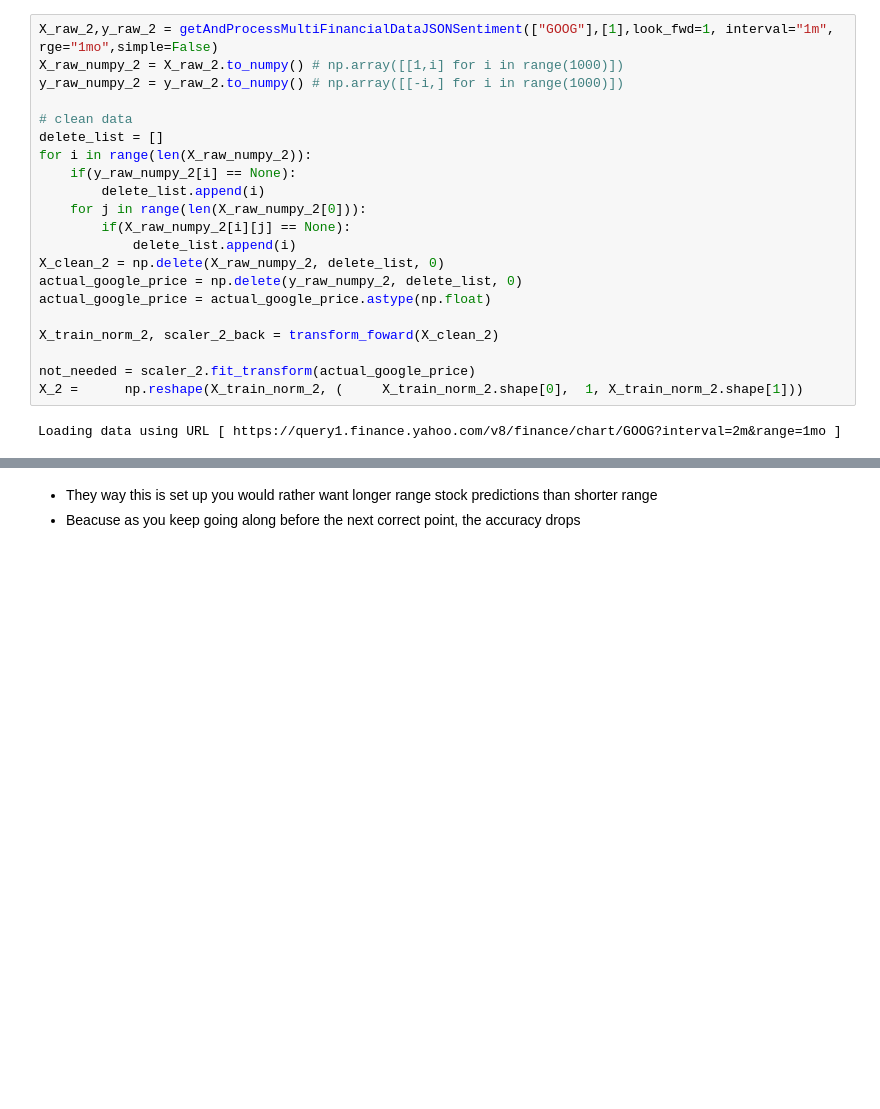
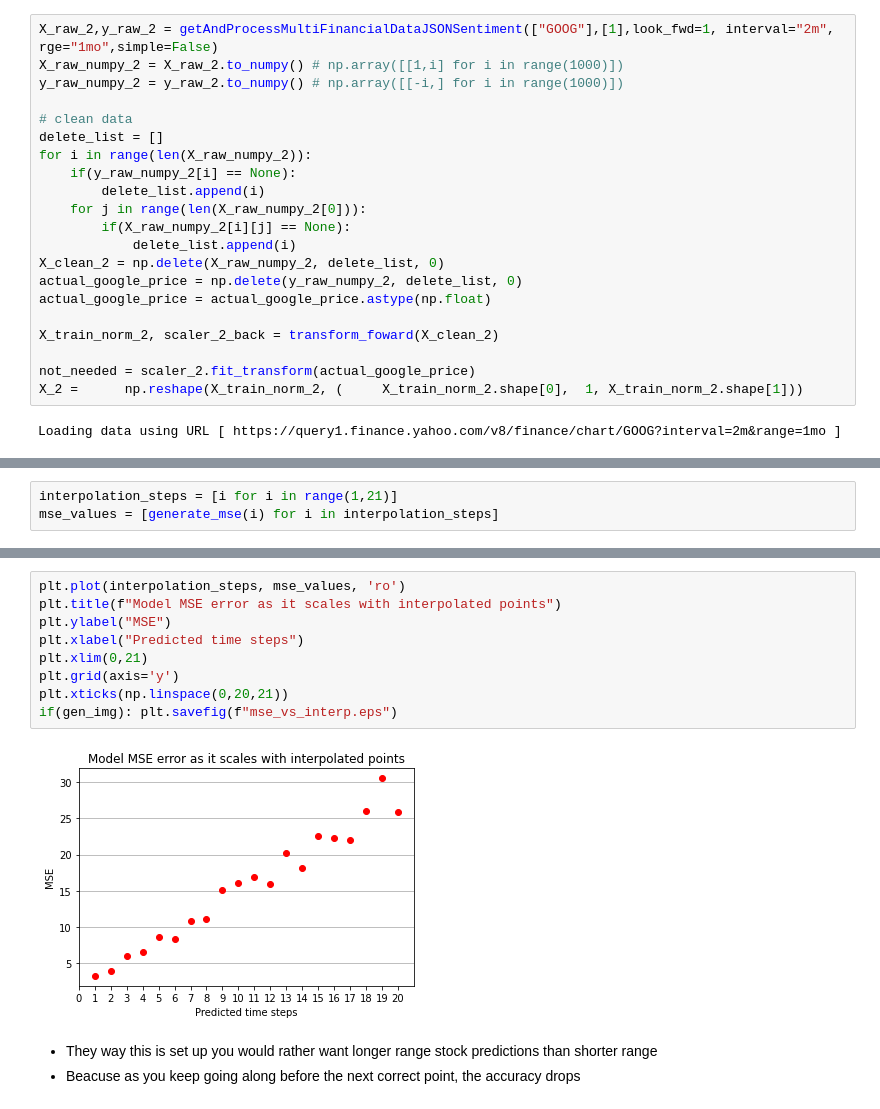
Before and after one commit to nmd1/psims, a Jupyter notebook: final_stock_model.ipynb, the cells around one changed output, grey strips where cells are left out. Drawn from its saved outputs; the diff is of its cells as text; blank space fills up the shorter version.

```diff
--- a/final_stock_model.ipynb
+++ b/final_stock_model.ipynb
@@ -405,7 +409,7 @@ Text(0.5, 0, 'Time (delta = 2 minutes)')
 # %% [markdown]
 # Interpolate Stock Prices
 # %%
-X_raw_2,y_raw_2 = getAndProcessMultiFinancialDataJSONSentiment(["GOOG"],[1],look_fwd=1, interval="1m", rge="1mo",simple=False)
+X_raw_2,y_raw_2 = getAndProcessMultiFinancialDataJSONSentiment(["GOOG"],[1],look_fwd=1, interval="2m", rge="1mo",simple=False)
 X_raw_numpy_2 = X_raw_2.to_numpy() # np.array([[1,i] for i in range(1000)])
 y_raw_numpy_2 = y_raw_2.to_numpy() # np.array([[-i,] for i in range(1000)])
 
@@ -493,0 +524,3 @@ Mean square error: 5.9554177234570185
+# %%
+interpolation_steps = [i for i in range(1,21)]
+mse_values = [generate_mse(i) for i in interpolation_steps]
@@ -494,3 +548,14 @@ Mean square error: 5.9554177234570185
+# %%
+plt.plot(interpolation_steps, mse_values, 'ro')
+plt.title(f"Model MSE error as it scales with interpolated points")
+plt.ylabel("MSE")
+plt.xlabel("Predicted time steps")
+plt.xlim(0,21)
+plt.grid(axis='y')
+plt.xticks(np.linspace(0,20,21))
+if(gen_img): plt.savefig(f"mse_vs_interp.eps")
+# %% [output]
+[figure, added]
 # %% [markdown]
 - They way this is set up you would rather want longer range stock predictions than shorter range
 - Beacuse as you keep going along before the next correct point, the accuracy drops
```
Also changed, not shown: parts of 6 cells of this notebook, 1 other file.
